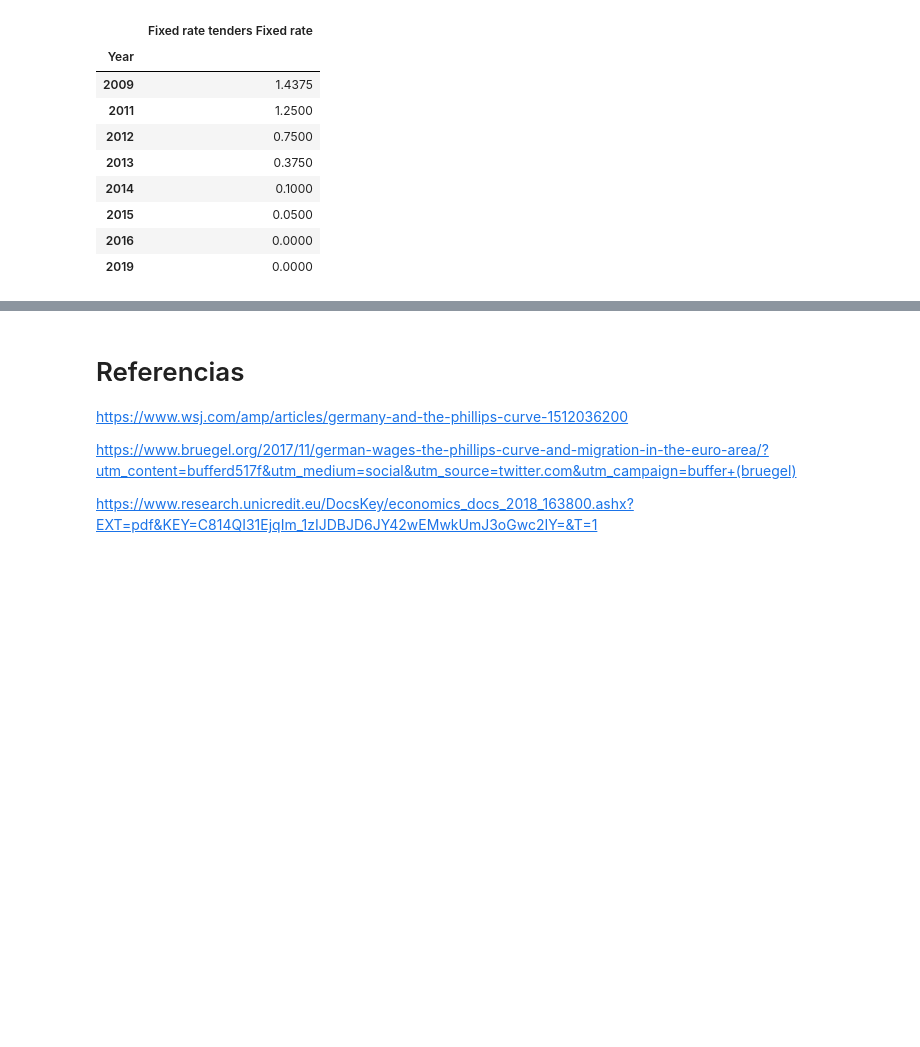
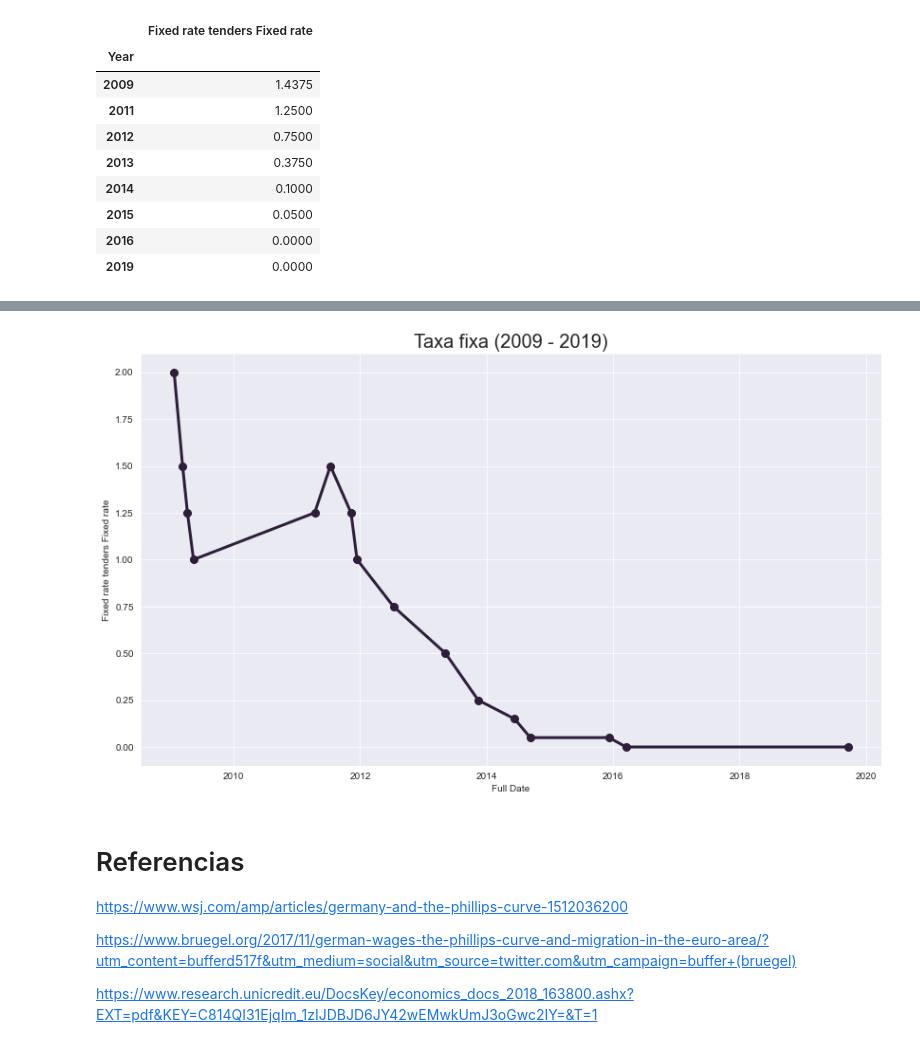
Before and after one commit to rmcnribeiro/T3_ECO-A, a Jupyter notebook: codigos/trabalho_3.ipynb, the cells around one changed output, grey strips where cells are left out. Drawn from its saved outputs; the diff is of its cells as text; code cells hidden in the pictures; blank space fills up the shorter version.

```diff
--- a/codigos/trabalho_3.ipynb
+++ b/codigos/trabalho_3.ipynb
@@ -651,3 +653,23 @@ plt.show()
+# %%
+g = sns.scatterplot(data=df_interesse,
+                x="Full Date",
+                y="Fixed rate tenders Fixed rate",
+                s=100,
+                legend= True)
+
+g2 = sns.lineplot(data = df_interesse,
+                  x="Full Date",
+                  y="Fixed rate tenders Fixed rate",
+                  linewidth=3,
+                  legend=True)
+
+g.set_title('Taxa fixa (2009 - 2019)', fontsize=20)
+
+plt.savefig('./../graficos/taxa_fixa_total.png')
+
+plt.show()
+# %% [output]
+[figure, added]
 # %% [markdown]
 # Referencias
 
```
Also changed, not shown: parts of 2 cells of this notebook, 2 other files.
